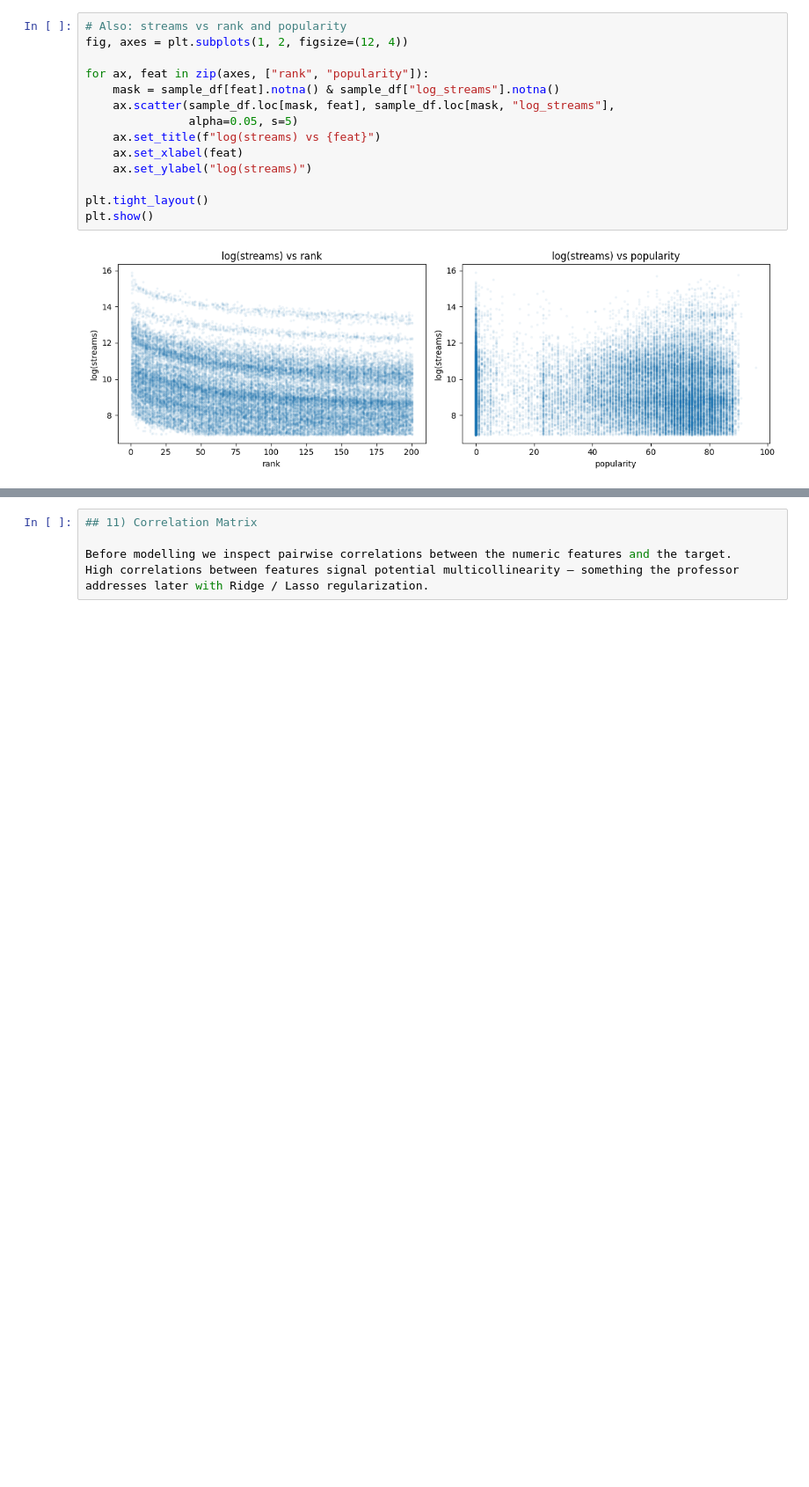
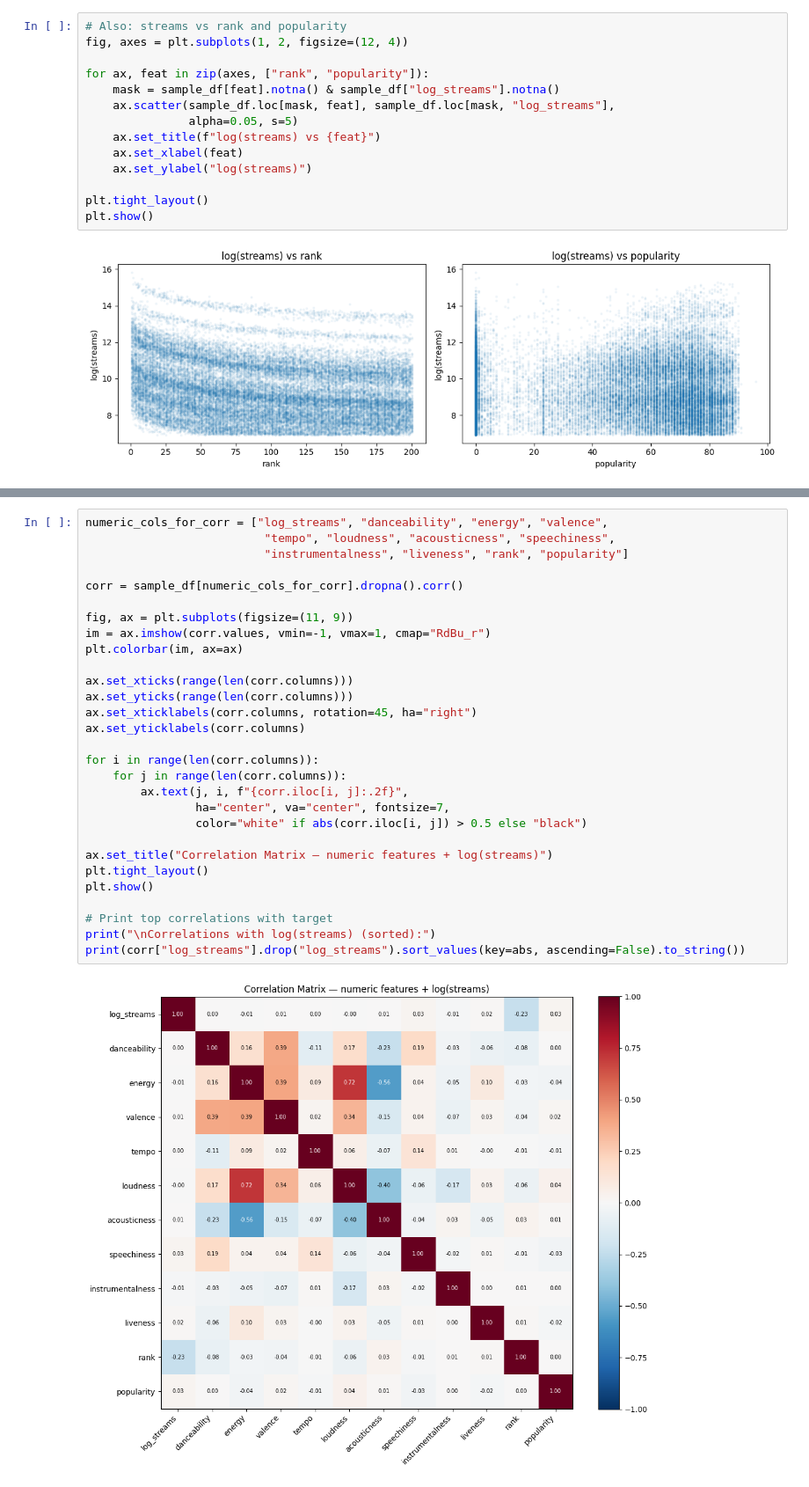
Before and after one commit to mchlkan/ML_Group_AB, a Jupyter notebook: Project_Information/Team_EDA_Baseline_FullData.ipynb, the cells around one changed output, grey strips where cells are left out. Shown at 88% size. Cells and saved outputs as stored; diff of their text form; blank space fills up the shorter version.

```diff
--- a/Project_Information/Team_EDA_Baseline_FullData.ipynb
+++ b/Project_Information/Team_EDA_Baseline_FullData.ipynb
@@ -722,6 +734,31 @@ Here we show `log(streams)` broken down by `chart` type, `explicit` flag, and `c
 # %%
-## 11) Correlation Matrix
+numeric_cols_for_corr = ["log_streams", "danceability", "energy", "valence",
+                          "tempo", "loudness", "acousticness", "speechiness",
+                          "instrumentalness", "liveness", "rank", "popularity"]
 
-Before modelling we inspect pairwise correlations between the numeric features and the target.
-High correlations between features signal potential multicollinearity — something the professor
-addresses later with Ridge / Lasso regularization.
+corr = sample_df[numeric_cols_for_corr].dropna().corr()
+
+fig, ax = plt.subplots(figsize=(11, 9))
+im = ax.imshow(corr.values, vmin=-1, vmax=1, cmap="RdBu_r")
+plt.colorbar(im, ax=ax)
+
+ax.set_xticks(range(len(corr.columns)))
+ax.set_yticks(range(len(corr.columns)))
+ax.set_xticklabels(corr.columns, rotation=45, ha="right")
+ax.set_yticklabels(corr.columns)
+
+for i in range(len(corr.columns)):
+    for j in range(len(corr.columns)):
+        ax.text(j, i, f"{corr.iloc[i, j]:.2f}",
+                ha="center", va="center", fontsize=7,
+                color="white" if abs(corr.iloc[i, j]) > 0.5 else "black")
+
+ax.set_title("Correlation Matrix — numeric features + log(streams)")
+plt.tight_layout()
+plt.show()
+
+# Print top correlations with target
+print("\nCorrelations with log(streams) (sorted):")
+print(corr["log_streams"].drop("log_streams").sort_values(key=abs, ascending=False).to_string())
+# %% [output]
+[figure, added]
```
Also changed, not shown: parts of 28 cells of this notebook, 3 other files.
